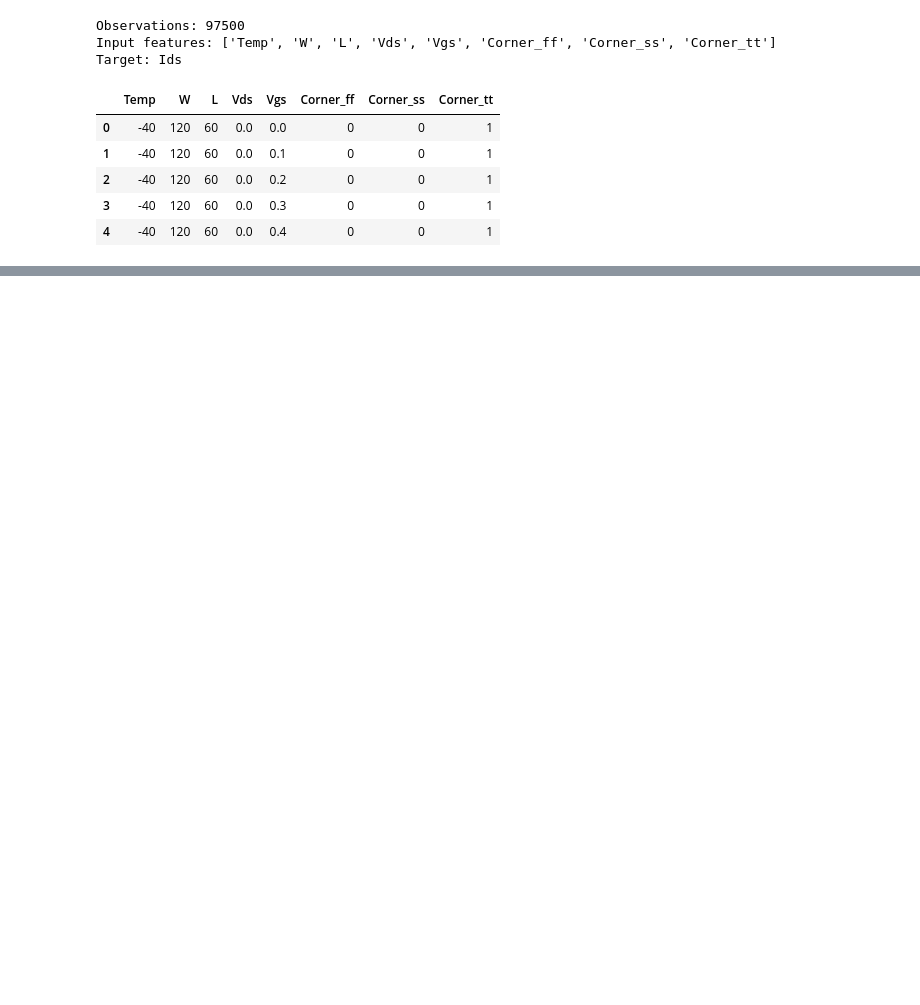
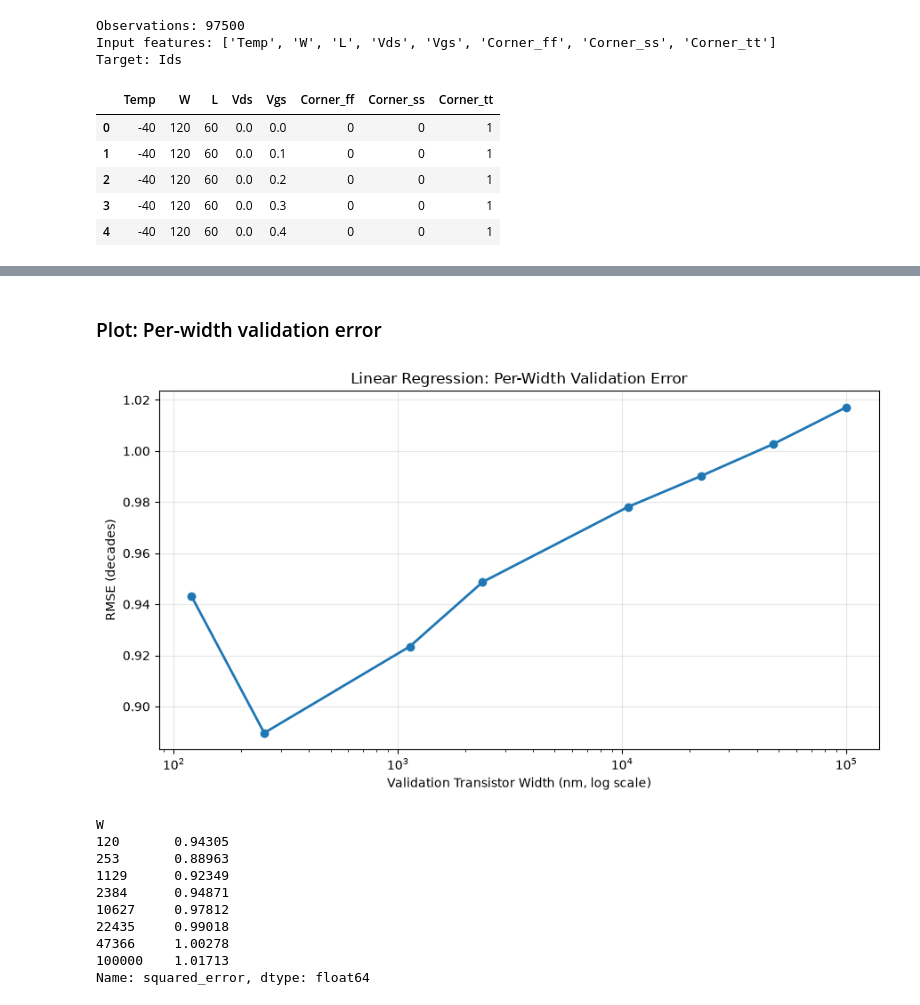
Before and after one commit to error-sangh/mesd-ml-project, a Jupyter notebook: notebooks/MESD_project.ipynb, the cells around one changed output, grey strips where cells are left out. Cells and saved outputs as stored; diff of their text form; code cells hidden in the pictures; blank space fills up the shorter version.

```diff
--- a/notebooks/MESD_project.ipynb
+++ b/notebooks/MESD_project.ipynb
@@ -492,0 +529,44 @@ plt.show()
+# %% [markdown]
+### Plot: Per-width validation error
+# %%
+#Linear Regression error across unseen transistor widths
+
+linear_per_width = (
+    train.assign(
+        squared_error=(linear_oof - train["log10_Ids"].to_numpy())**2
+    )
+    .groupby("W")["squared_error"]
+    .mean()
+    .pow(0.5)
+)
+
+plt.figure(figsize=(9, 5))
+
+plt.plot(
+    linear_per_width.index,
+    linear_per_width.values,
+    marker="o",
+    linewidth=2
+)
+
+plt.xscale("log")
+plt.xlabel("Validation Transistor Width (nm, log scale)")
+plt.ylabel("RMSE (decades)")
+plt.title("Linear Regression: Per-Width Validation Error")
+plt.grid(True, alpha=0.3)
+plt.tight_layout()
+plt.show()
+
+display(linear_per_width.round(5))
+# %% [output]
+[figure, added]
+W
+120       0.94305
+253       0.88963
+1129      0.92349
+2384      0.94871
+10627     0.97812
+22435     0.99018
+47366     1.00278
+100000    1.01713
+Name: squared_error, dtype: float64
```
Also changed, not shown: parts of 35 cells of this notebook.
